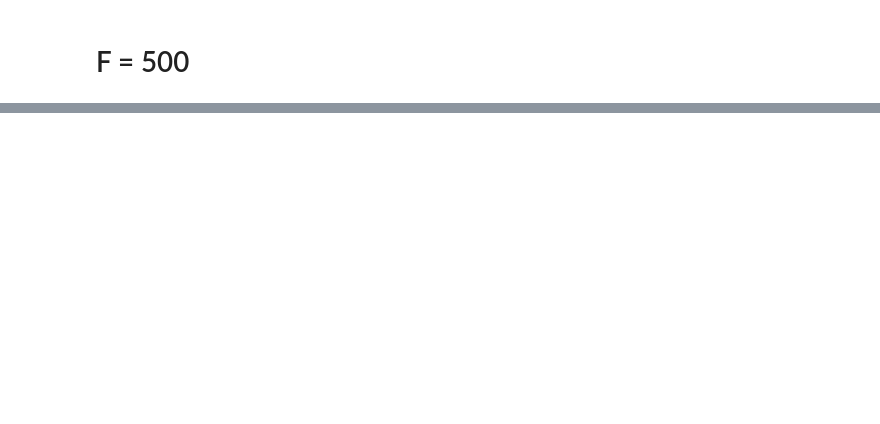
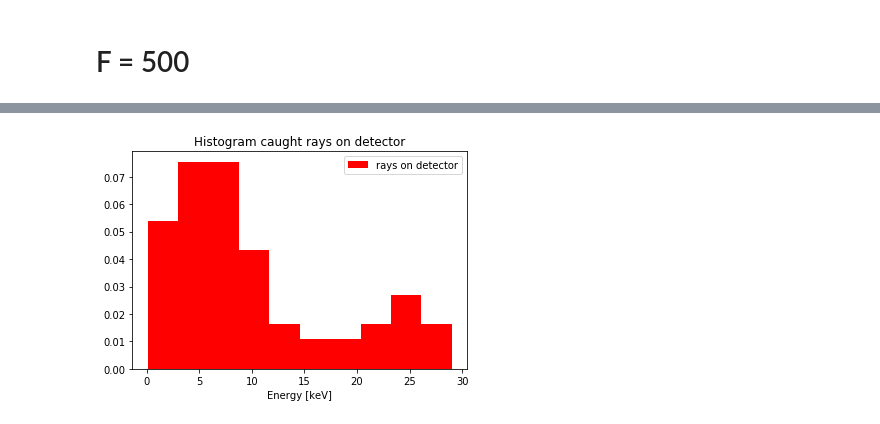
Before and after one commit to pymilo/notebooks, a Jupyter notebook: FOXSISIM_Energy_Response_Big_Angles.ipynb, the cells around one changed output, grey strips where cells are left out. Saved outputs shown, nothing was run; the diff lists cells and outputs as text; code cells hidden in the pictures; blank space fills up the shorter version.

```diff
--- a/FOXSISIM_Energy_Response_Big_Angles.ipynb
+++ b/FOXSISIM_Energy_Response_Big_Angles.ipynb
@@ -778,0 +846,9 @@ plt.show()
+# %%
+plt.figure()
+plt.hist([ray.energy for ray in detector.rays], normed=True, label='rays on detector',color='r')
+plt.xlabel('Energy [keV]')
+plt.title('Histogram caught rays on detector')
+plt.legend()
+plt.show()
+# %% [output]
+[figure, added]
```
Also changed, not shown: parts of 15 cells of this notebook, 1 other file.
